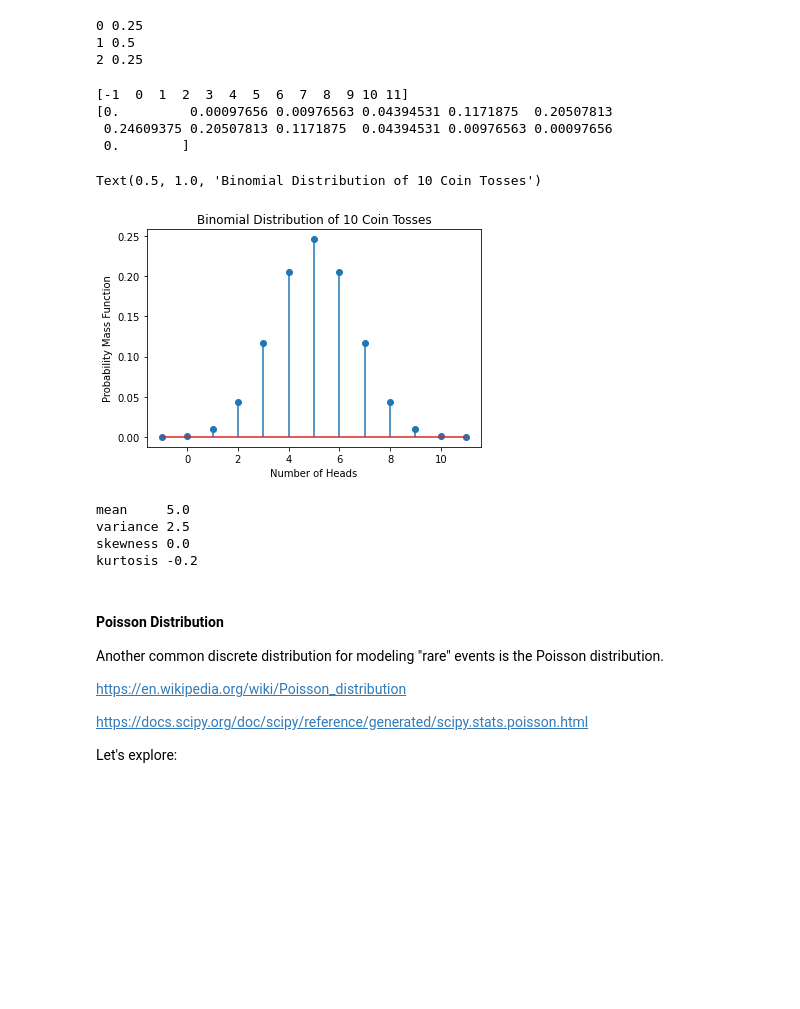
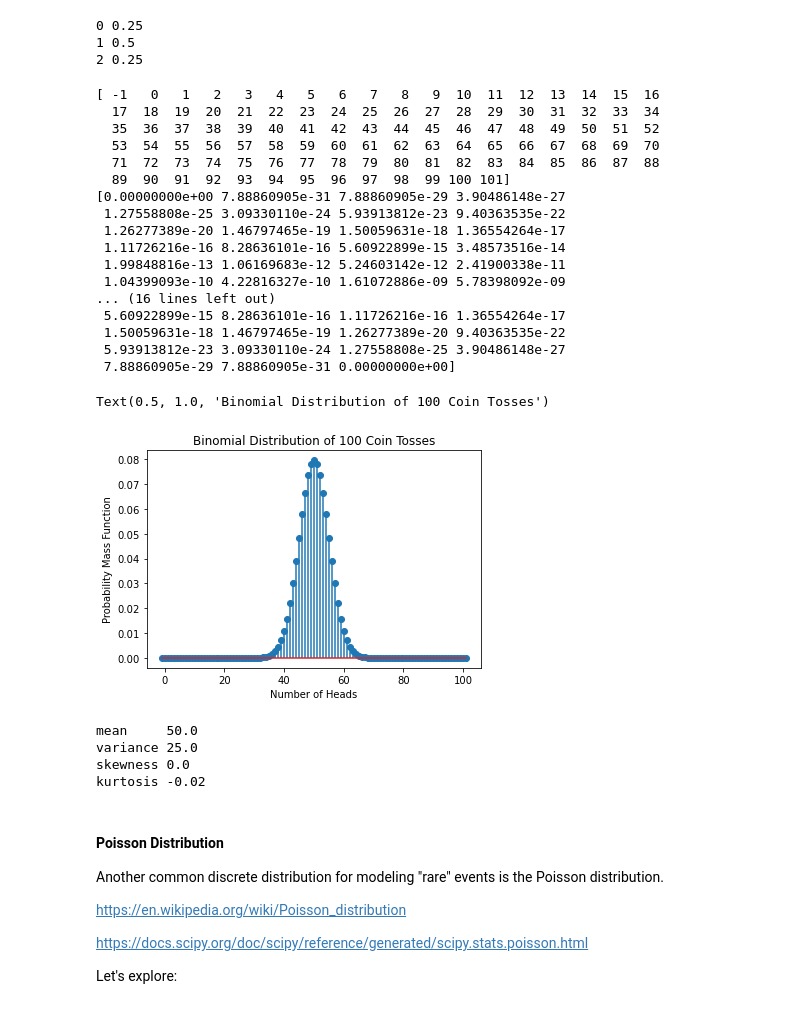
Before and after one commit to Dr-Daily/SystemsEngineering, a Jupyter notebook: Probability Theory Overview.ipynb, the cells around one changed output. Cells and saved outputs as stored; diff of their text form; code cells hidden in the pictures; blank space fills up the shorter version.

```diff
--- a/Probability Theory Overview.ipynb
+++ b/Probability Theory Overview.ipynb
@@ -543,23 +543,36 @@ for k in range(3):
 # %%
 #What about 10 coins?
 # uset the percent point function to get the whole space
-n = 10 #Number of trials
+n = 100 #Number of trials
 p = 0.5 #probability of success (success = head)
 x = np.arange(-1,n+2)
 pmf_values =  binom.pmf(x, n, p)
 print(x)
 print(pmf_values)
 plt.stem(x,pmf_values)
 plt.xlabel("Number of Heads")
 plt.ylabel("Probability Mass Function")
-plt.title("Binomial Distribution of 10 Coin Tosses")
+plt.title("Binomial Distribution of {} Coin Tosses".format(n))
 # %% [output]
-[-1  0  1  2  3  4  5  6  7  8  9 10 11]
-[0.         0.00097656 0.00976563 0.04394531 0.1171875  0.20507813
- 0.24609375 0.20507813 0.1171875  0.04394531 0.00976563 0.00097656
- 0.        ]
+[ -1   0   1   2   3   4   5   6   7   8   9  10  11  12  13  14  15  16
+  17  18  19  20  21  22  23  24  25  26  27  28  29  30  31  32  33  34
+  35  36  37  38  39  40  41  42  43  44  45  46  47  48  49  50  51  52
+  53  54  55  56  57  58  59  60  61  62  63  64  65  66  67  68  69  70
+  71  72  73  74  75  76  77  78  79  80  81  82  83  84  85  86  87  88
+  89  90  91  92  93  94  95  96  97  98  99 100 101]
+[0.00000000e+00 7.88860905e-31 7.88860905e-29 3.90486148e-27
+ 1.27558808e-25 3.09330110e-24 5.93913812e-23 9.40363535e-22
+ 1.26277389e-20 1.46797465e-19 1.50059631e-18 1.36554264e-17
+ 1.11726216e-16 8.28636101e-16 5.60922899e-15 3.48573516e-14
+ 1.99848816e-13 1.06169683e-12 5.24603142e-12 2.41900338e-11
+ 1.04399093e-10 4.22816327e-10 1.61072886e-09 5.78398092e-09
+... (16 lines left out)
+ 5.60922899e-15 8.28636101e-16 1.11726216e-16 1.36554264e-17
+ 1.50059631e-18 1.46797465e-19 1.26277389e-20 9.40363535e-22
+ 5.93913812e-23 3.09330110e-24 1.27558808e-25 3.90486148e-27
+ 7.88860905e-29 7.88860905e-31 0.00000000e+00]
-Text(0.5, 1.0, 'Binomial Distribution of 10 Coin Tosses')
+Text(0.5, 1.0, 'Binomial Distribution of 100 Coin Tosses')
-[figure, old version]
+[figure, new version]
 # %%
 #We can calculate the moments of the distribution too.
 mean, var, skew, kurt = binom.stats(n, p, moments='mvsk')
@@ -569,10 +582,10 @@ print('skewness',skew)
 print('kurtosis',kurt)
 # Change n and p to see how they affect the expected values and moments.
 # %% [output]
-mean     5.0
-variance 2.5
+mean     50.0
+variance 25.0
 skewness 0.0
-kurtosis -0.2
+kurtosis -0.02
 # %% [markdown]
 #### Poisson Distribution
 Another common discrete distribution for modeling "rare" events is the Poisson distribution.
```
Also changed, not shown: parts of 25 cells of this notebook, 1 other file.
